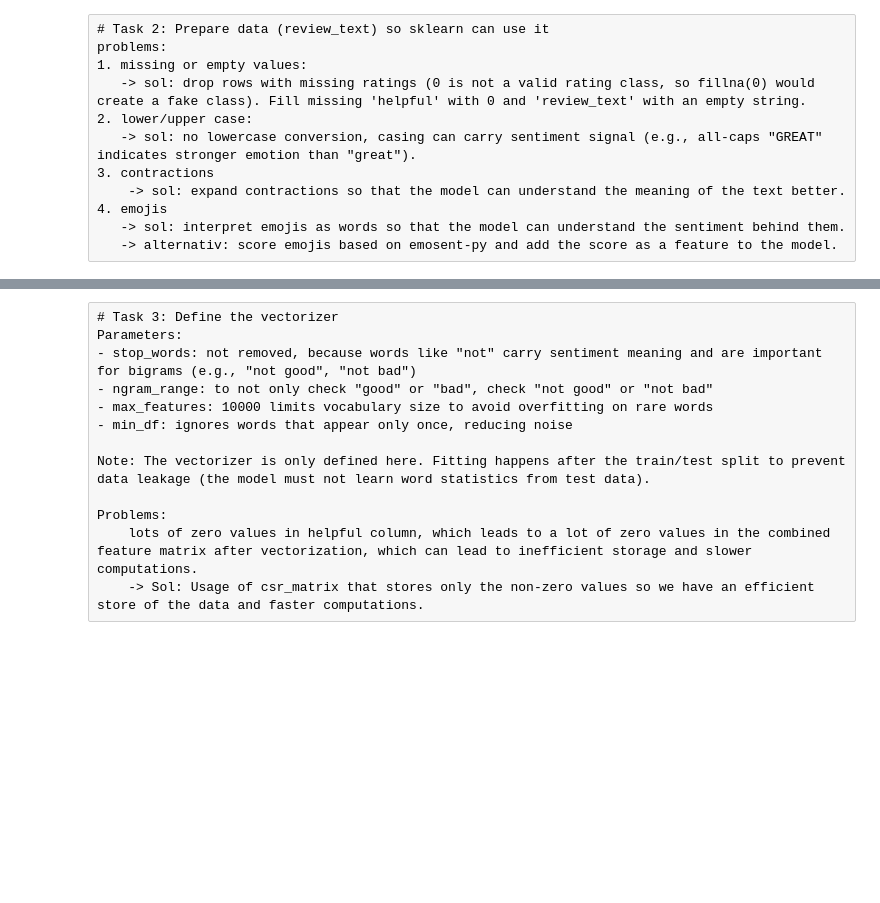
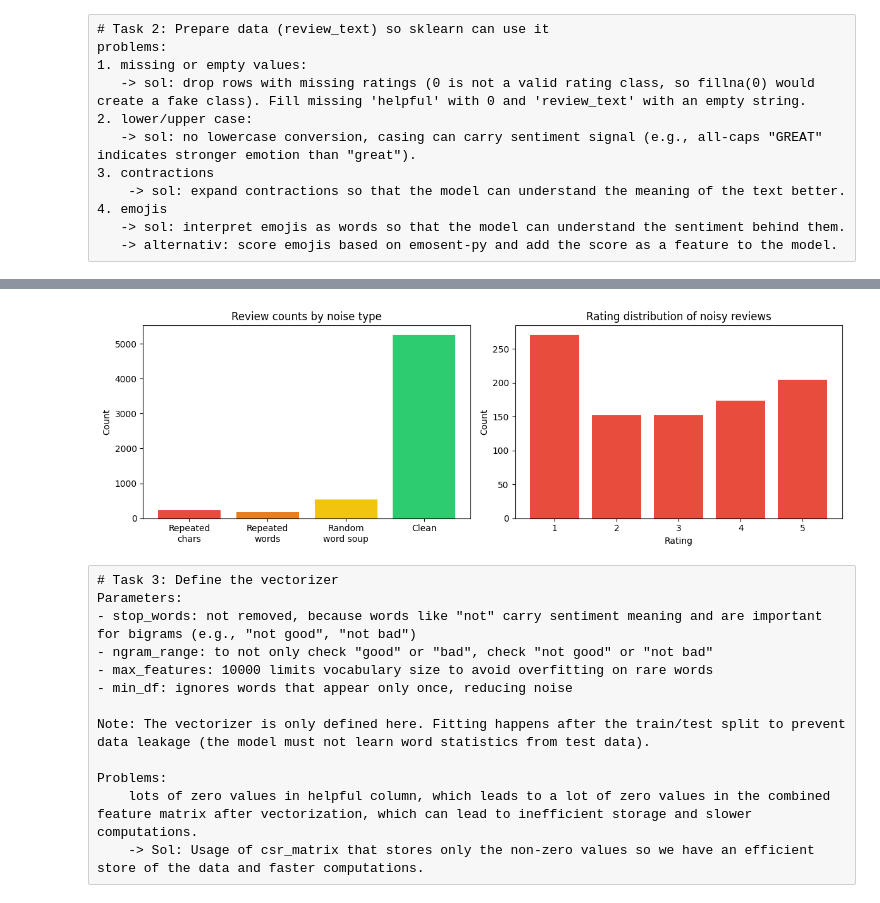
Before and after one commit to bitbaggi/info284, a Jupyter notebook: semester_assignment_task1/task_1.ipynb, the cells around one changed output, grey strips where cells are left out. Saved outputs shown, nothing was run; the diff lists cells and outputs as text; code cells hidden in the pictures; blank space fills up the shorter version.

Commit message:
update: More visualisation of the noise

```diff
--- a/semester_assignment_task1/task_1.ipynb
+++ b/semester_assignment_task1/task_1.ipynb
@@ -47,0 +56,74 @@ data['review_text'] = data['review_text'].fillna("")
+# %%
+import re
+import matplotlib.pyplot as plt
+
+def is_repeated_chars(text):
+    """Detects text like 'AAAAAAA' or 'hhhhhh' (single char repeated)"""
+    if not text or len(text.strip()) == 0:
+        return False
+    cleaned = text.strip()
+    return len(set(cleaned)) <= 2
+
+def is_repeated_words(text):
+    """Detects text like 'learning learning learning...'"""
+    if not text:
+        return False
+    words = text.strip().split()
+    if len(words) < 5:
+        return False
+    unique_ratio = len(set(words)) / len(words)
+    return unique_ratio < 0.15
+
+def has_low_word_coherence(text):
+    """Detects random word soup (many unique words, no repeated structure, very long)"""
+    if not text:
+        return False
+    words = text.strip().split()
+    if len(words) < 15:
+        return False
+    unique_ratio = len(set(words)) / len(words)
+    return unique_ratio > 0.9 and len(words) > 20
+
+noisy_chars = data[data['review_text'].apply(is_repeated_chars)]
+noisy_words = data[data['review_text'].apply(is_repeated_words)]
+noisy_random = data[data['review_text'].apply(has_low_word_coherence)]
+
+print(f"Repeated characters (e.g., 'AAAA...'): {len(noisy_chars)} reviews")
+print(f"Repeated words (e.g., 'learning learning...'): {len(noisy_words)} reviews")
+print(f"Random word soup (likely bot-generated): {len(noisy_random)} reviews")
+print(f"Total noisy reviews: {len(noisy_chars) + len(noisy_words) + len(noisy_random)} / {len(data)}")
+print()
+
+print("--- Examples of repeated characters ---")
+for _, row in noisy_chars.head(3).iterrows():
+    print(f"  Rating {int(row['rating'])}: \"{row['review_text'][:60]}...\"")
+
+print("\n--- Examples of repeated words ---")
+for _, row in noisy_words.head(3).iterrows():
+    print(f"  Rating {int(row['rating'])}: \"{row['review_text'][:60]}...\"")
+
+print("\n--- Examples of random word soup ---")
+for _, row in noisy_random.head(3).iterrows():
+    print(f"  Rating {int(row['rating'])}: \"{row['review_text'][:80]}...\"")
+
+noise_types = ['Repeated\nchars', 'Repeated\nwords', 'Random\nword soup', 'Clean']
+noise_counts = [len(noisy_chars), len(noisy_words), len(noisy_random),
+                len(data) - len(noisy_chars) - len(noisy_words) - len(noisy_random)]
+
+fig, axes = plt.subplots(1, 2, figsize=(12, 4))
+
+axes[0].bar(noise_types, noise_counts, color=['#e74c3c', '#e67e22', '#f1c40f', '#2ecc71'])
+axes[0].set_title('Review counts by noise type')
+axes[0].set_ylabel('Count')
+
+noisy_all = set(noisy_chars.index) | set(noisy_words.index) | set(noisy_random.index)
+noisy_ratings = data.loc[list(noisy_all), 'rating'].value_counts().sort_index()
+axes[1].bar(noisy_ratings.index.astype(int), noisy_ratings.values, color='#e74c3c')
+axes[1].set_title('Rating distribution of noisy reviews')
+axes[1].set_xlabel('Rating')
+axes[1].set_ylabel('Count')
+axes[1].set_xticks([1, 2, 3, 4, 5])
+
+plt.tight_layout()
+plt.show()
+# %% [output]
@@ -48,3 +149,4 @@ data['review_text'] = data['review_text'].fillna("")
+[figure, added]
 # %%
 # lowercase conversion removed: casing can carry sentiment signal (e.g., "GREAT" vs "great")
 # %%
```
Also changed, not shown: parts of 2 cells of this notebook.
